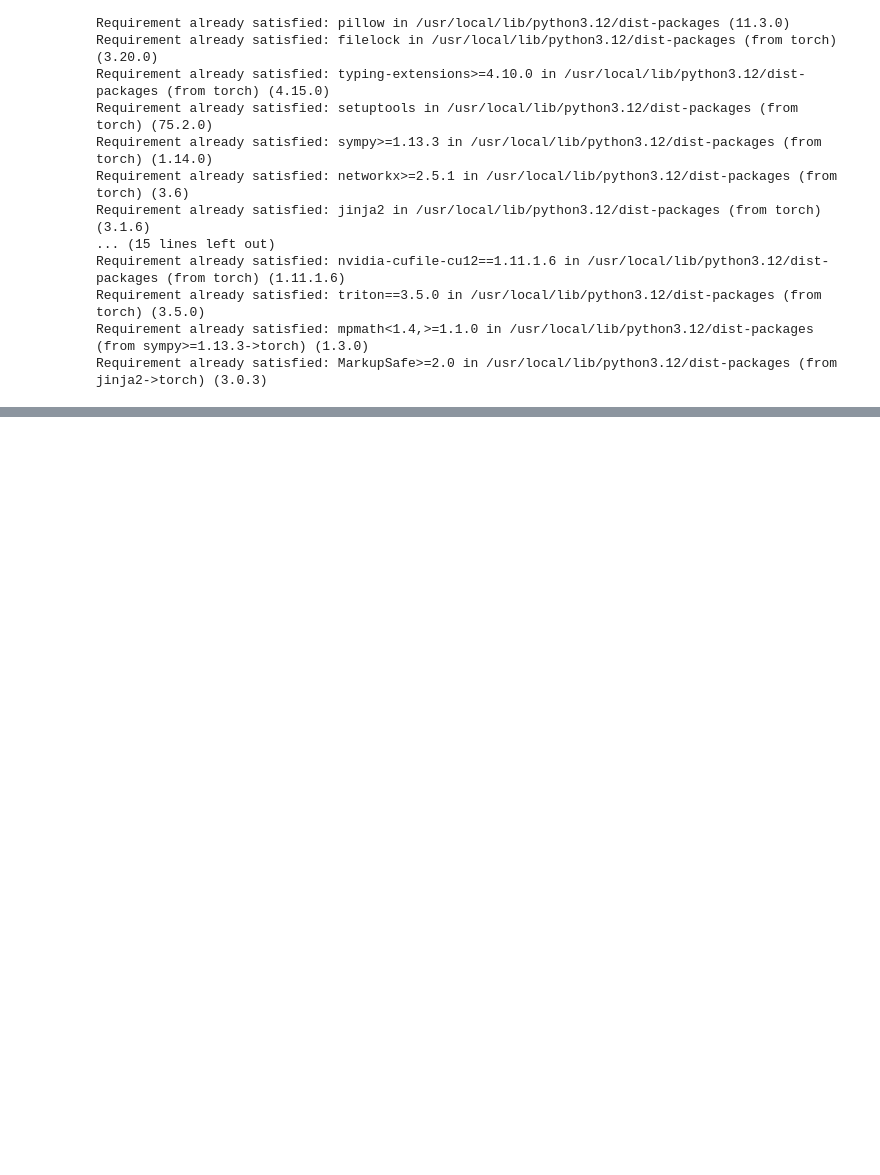
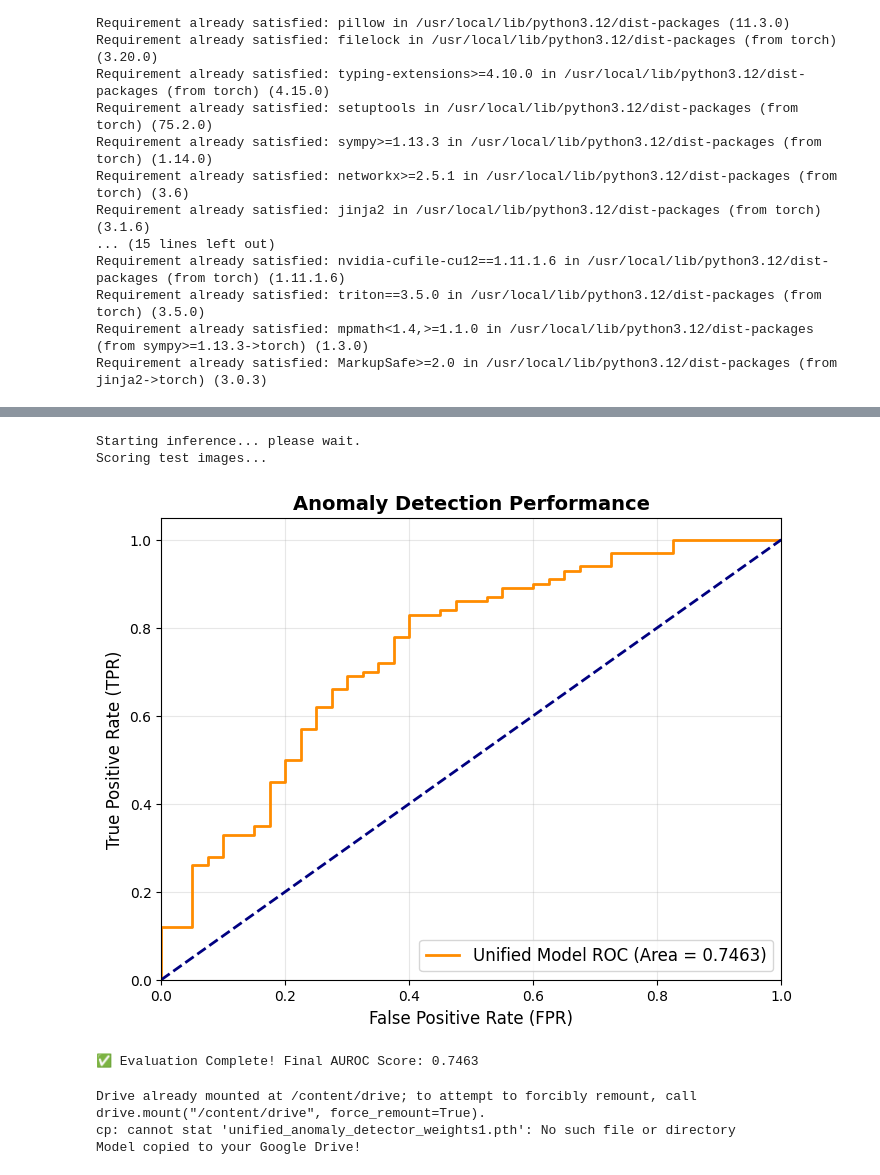
Before and after one commit to Souvik-31/Medical-Anomaly-Detection, a Jupyter notebook: Skip_TS.ipynb, the cells around one changed output, grey strips where cells are left out. Cells and saved outputs as stored; diff of their text form; code cells hidden in the pictures; blank space fills up the shorter version.

```diff
--- a/Skip_TS.ipynb
+++ b/Skip_TS.ipynb
@@ -163,0 +174,68 @@ plt.show()
+# %%
+import numpy as np
+import matplotlib.pyplot as plt
+import torch
+import torch.nn as nn
+from sklearn.metrics import roc_curve, auc
+
+def evaluate_model(model, dataloader):
+    device = torch.device("cuda" if torch.cuda.is_available() else "cpu")
+    model.eval()
+    mse_loss = nn.MSELoss(reduction='none')
+
+    anomaly_scores = []
+    ground_truths = []
+
+    print("Scoring test images...")
+    with torch.no_grad():
+        for images, labels in dataloader:
+            images = images.to(device)
+            s_feat, t_feat, struct_feat, pred_noise, true_noise = model(images)
+
+            tex_error = torch.mean((s_feat - t_feat) ** 2).item()
+            struct_error = torch.mean((struct_feat - s_feat) ** 2).item()
+            dist_error = torch.mean((pred_noise - true_noise) ** 2).item()
+
+            total_score = (0.5 * tex_error) + (1.5 * struct_error) + (1.5 * dist_error)
+
+            anomaly_scores.append(total_score)
+            ground_truths.append(labels.item())
+
+    return np.array(anomaly_scores), np.array(ground_truths)
+
+print("Starting inference... please wait.")
+scores, labels = evaluate_model(unified_model, test_loader)
+
+true_anomalies = 1 - labels
+fpr, tpr, thresholds = roc_curve(true_anomalies, scores)
+roc_auc = auc(fpr, tpr)
+
+plt.figure(figsize=(8, 6))
+plt.plot(fpr, tpr, color='darkorange', lw=2, label=f'Unified Model ROC (Area = {roc_auc:.4f})')
+plt.plot([0, 1], [0, 1], color='navy', lw=2, linestyle='--')
+plt.xlim([0.0, 1.0])
+plt.ylim([0.0, 1.05])
+plt.xlabel('False Positive Rate (FPR)', fontsize=12)
+plt.ylabel('True Positive Rate (TPR)', fontsize=12)
+plt.title('Anomaly Detection Performance', fontsize=14, fontweight='bold')
+plt.legend(loc="lower right", fontsize=12)
+plt.grid(alpha=0.3)
+plt.show()
+
+print(f"\n✅ Evaluation Complete! Final AUROC Score: {roc_auc:.4f}")
+# %% [output]
+Starting inference... please wait.
+Scoring test images...
+[figure, added]
+✅ Evaluation Complete! Final AUROC Score: 0.7463
+# %%
+from google.colab import drive
+drive.mount('/content/drive')
+
+# Copy the saved model to your Google Drive
+!cp unified_anomaly_detector_weights.pth "/content/drive/My Drive/"
+print("Model copied to your Google Drive!")
+# %% [output]
+Drive already mounted at /content/drive; to attempt to forcibly remount, call drive.mount("/content/drive", force_remount=True).
+cp: cannot stat 'unified_anomaly_detector_weights1.pth': No such file or directory
+Model copied to your Google Drive!
```
Also changed, not shown: parts of 6 cells of this notebook.
